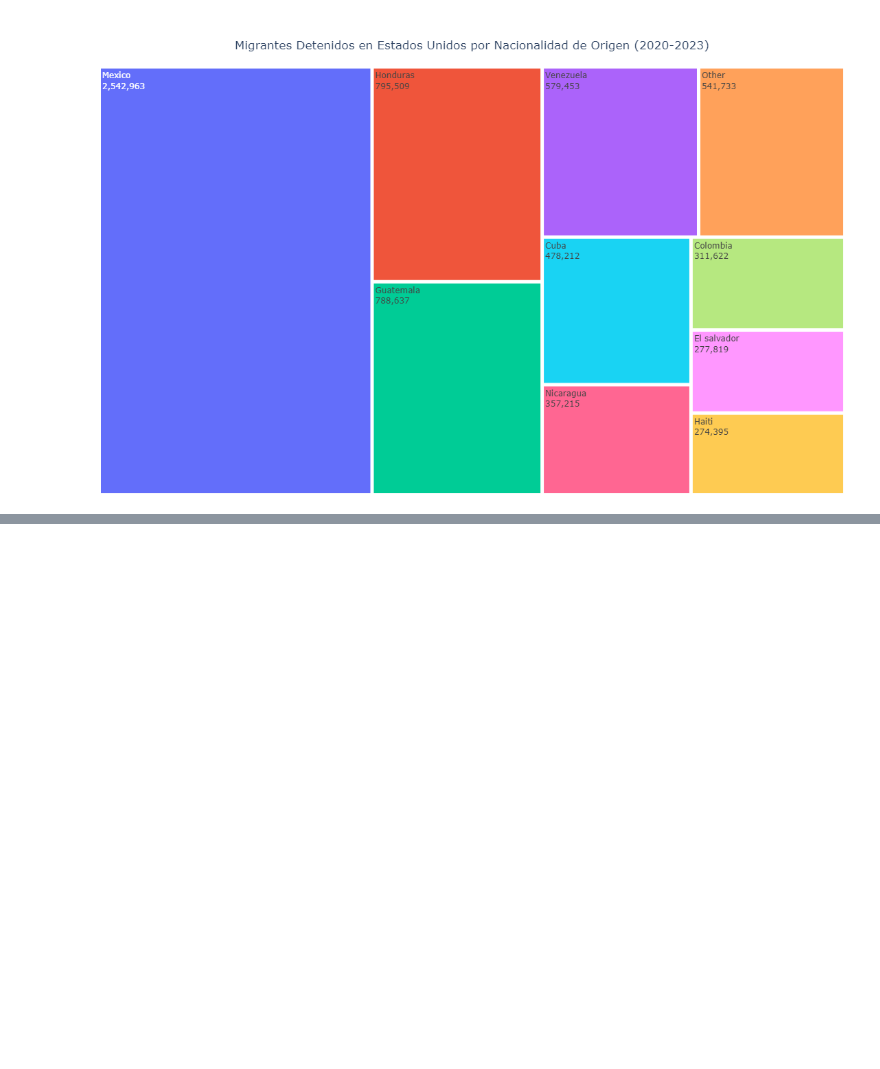
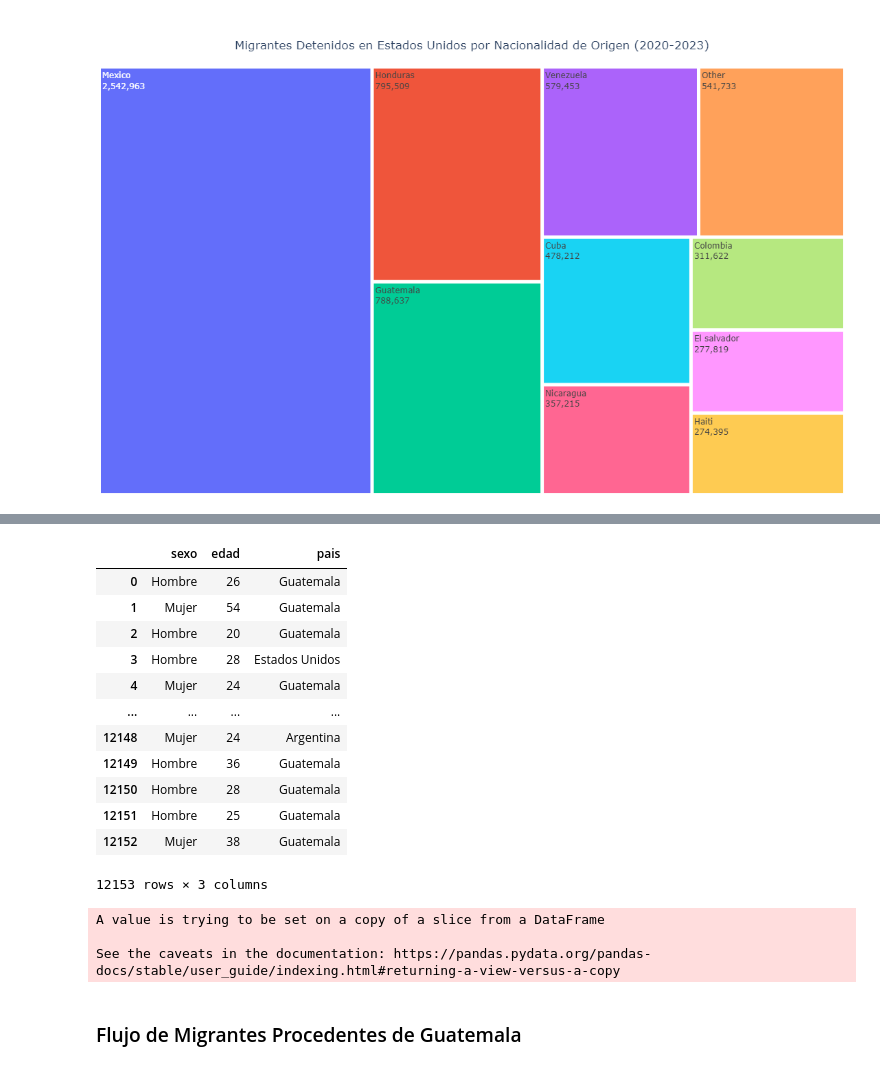
Before and after one commit to puriarter21/Mapa_Migracion_Irregular_Mexico, a Jupyter notebook: 2.Tesis/vistesis.ipynb, the cells around one changed output, grey strips where cells are left out. Cells and saved outputs as stored; diff of their text form; code cells hidden in the pictures; blank space fills up the shorter version.

```diff
--- a/2.Tesis/vistesis.ipynb
+++ b/2.Tesis/vistesis.ipynb
@@ -388,0 +691,2 @@ fig.show()
+# %%
+procedentesmx = df_unido3[['sexo','edad','p10']]
@@ -388,0 +708,24 @@ fig.show()
+# %%
+procedentesmx
+# %% [output]
+|  | sexo | edad | pais |
+| 0 | Hombre | 26 | Guatemala |
+| 1 | Mujer | 54 | Guatemala |
+| 2 | Hombre | 20 | Guatemala |
+| 3 | Hombre | 28 | Estados Unidos |
+| 4 | Mujer | 24 | Guatemala |
+| ... | ... | ... | ... |
+| 12148 | Mujer | 24 | Argentina |
+| 12149 | Hombre | 36 | Guatemala |
+| 12150 | Hombre | 28 | Guatemala |
+| 12151 | Hombre | 25 | Guatemala |
+| 12152 | Mujer | 38 | Guatemala |
+12153 rows × 3 columns
+# %%
+procedentesmx.rename(columns={'p10': 'pais'}, inplace=True)
+# %% [output]
+A value is trying to be set on a copy of a slice from a DataFrame
+
+See the caveats in the documentation: https://pandas.pydata.org/pandas-docs/stable/user_guide/indexing.html#returning-a-view-versus-a-copy
+# %% [markdown]
+### Flujo de Migrantes Procedentes de Guatemala
```
Also changed, not shown: parts of 40 cells of this notebook, 24 other files.
